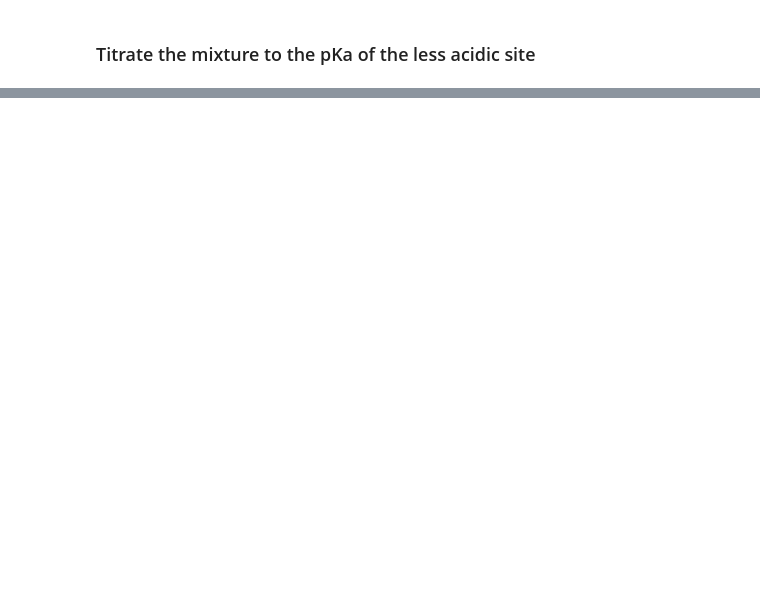
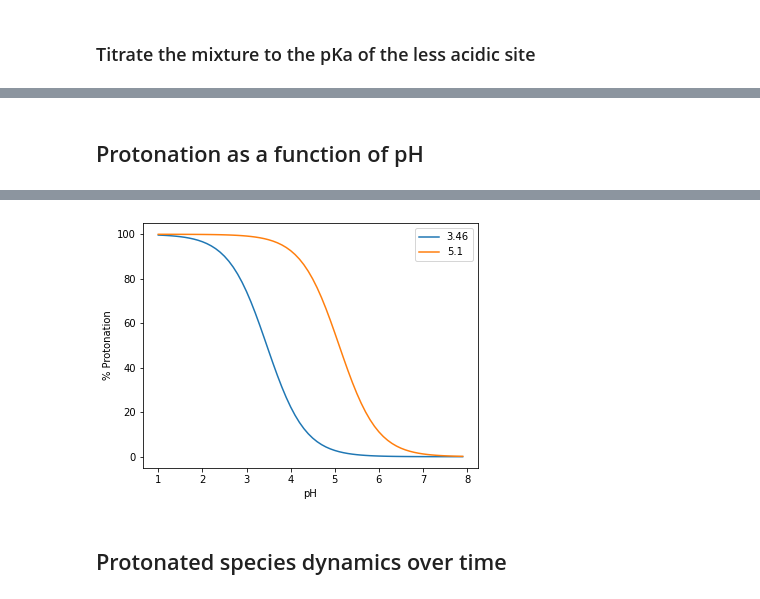
Before and after one commit to fdrusso/mosmo, a Jupyter notebook: notebooks/Buffered pH Dynamics.ipynb, the cells around one changed output, grey strips where cells are left out. Cells and saved outputs as stored; diff of their text form; code cells hidden in the pictures; blank space fills up the shorter version.

Commit message:
Notebook puts PhBuffer through its paces.

```diff
--- a/notebooks/Buffered pH Dynamics.ipynb
+++ b/notebooks/Buffered pH Dynamics.ipynb
@@ -102,0 +86,21 @@ plt.show()
+# %% [markdown]
+## Protonation as a function of pH
+# %%
+pH_range = np.arange(1.0, 8.0, 0.1)
+
+%time species_by_pH = [buffer.titrate(concs={('L-mal(+0)', 0): 0.1}, pH=pH) for pH in pH_range]
+df = pd.DataFrame(species_by_pH, index=pH_range)
+
+protonation = [
+    df[malate.species[0]] / (df[malate.species[0]] + df[malate.species[1]]),
+    df[malate.species[1]] / (df[malate.species[1]] + df[malate.species[2]]),
+]
+
+fig, ax = plt.subplots(1, 1, figsize=(6, 4.5))
+ax.plot(pH_range, protonation[0] * 100, label=malate.p_kas[0])
+ax.plot(pH_range, protonation[1] * 100, label=malate.p_kas[1])
+ax.set_xlabel('pH')
+ax.set_ylabel('% Protonation')
+ax.legend()
+plt.show()
+# %% [output]
@@ -102,0 +109,3 @@ plt.show()
+[figure, added]
+# %% [markdown]
+## Protonated species dynamics over time
```
Also changed, not shown: parts of 8 cells of this notebook.
